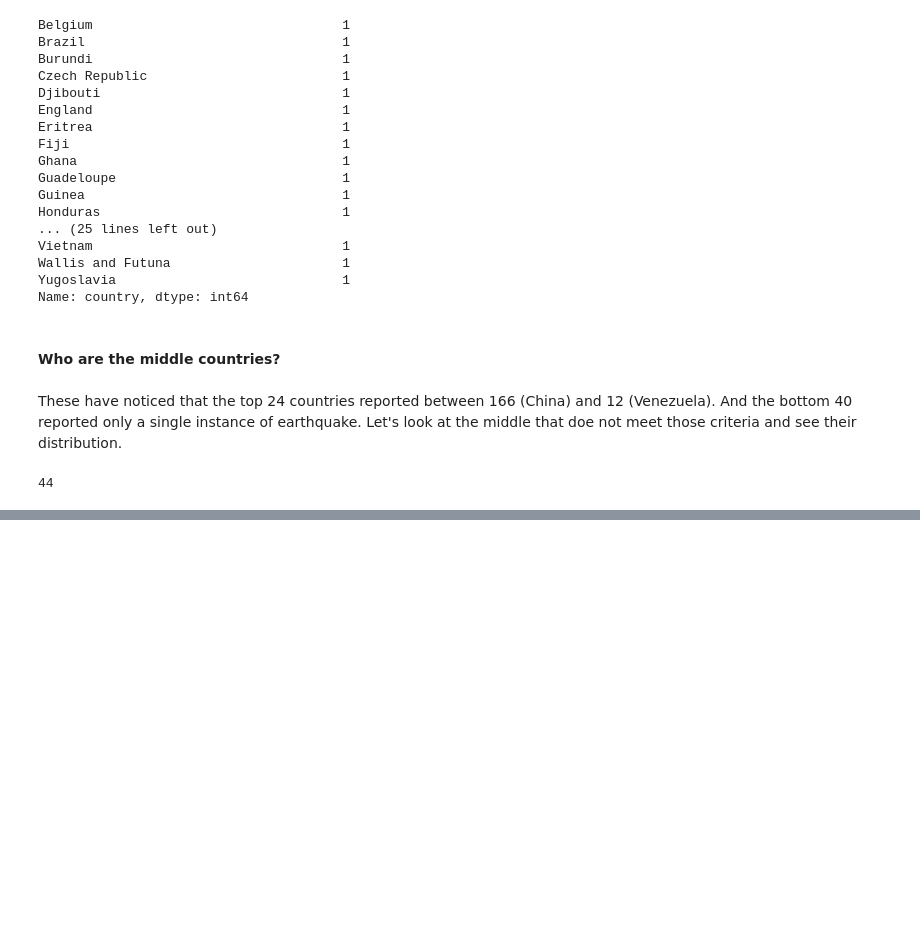
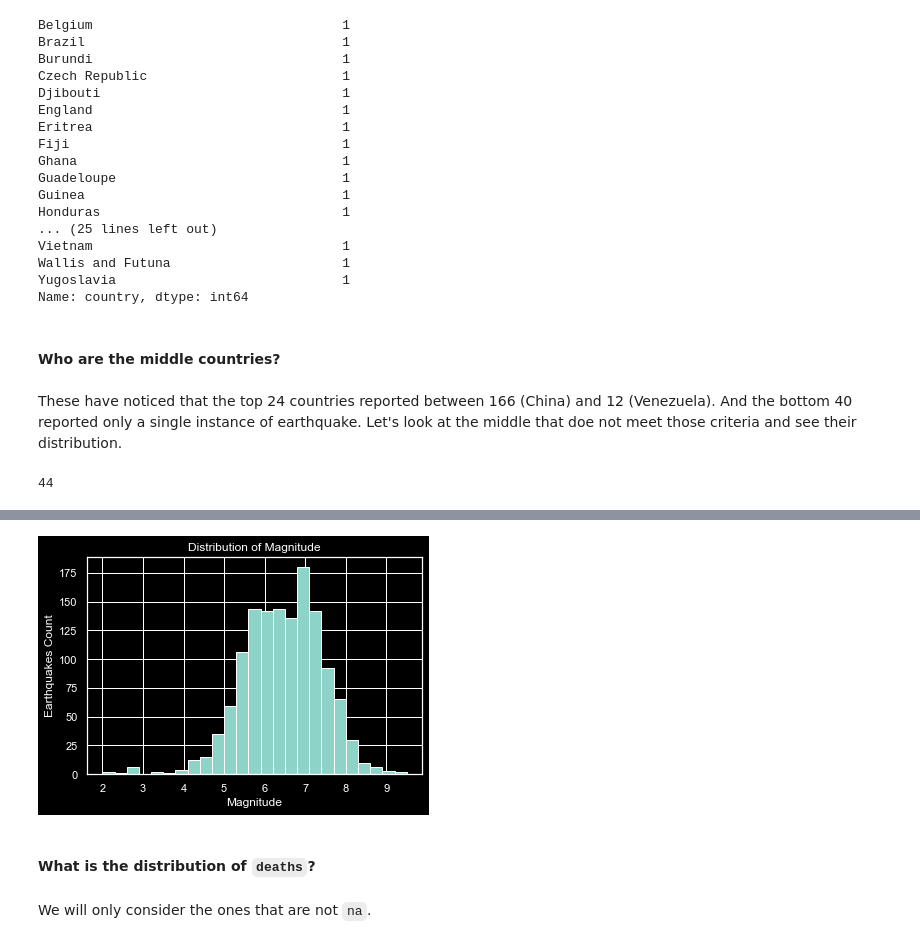
Before and after one commit to nss-data-science-cohort-4/dq3-earthquakes-amdquake, a Jupyter notebook: notebook/mr-part-1-analysis.ipynb, the cells around one changed output, grey strips where cells are left out. Saved outputs shown, nothing was run; the diff lists cells and outputs as text; code cells hidden in the pictures; blank space fills up the shorter version.

```diff
--- a/notebook/mr-part-1-analysis.ipynb
+++ b/notebook/mr-part-1-analysis.ipynb
@@ -290,0 +439,13 @@ plt.ylabel("Count");
+# %%
+magnitude_data = world_earthquakes[~world_earthquakes["magnitude"].isna()]['magnitude']
+# sns.distplot(magnitude_data)
+plt.hist(magnitude_data, bins=25)
+plt.title("Distribution of Magnitude")
+plt.xlabel("Magnitude")
+plt.ylabel("Earthquakes Count");
+# %% [output]
+[figure, added]
+# %% [markdown]
+#### What is the distribution of `deaths`?
+# %% [markdown]
+We will only consider the ones that are not `na`.
```
Also changed, not shown: parts of 36 cells of this notebook.
